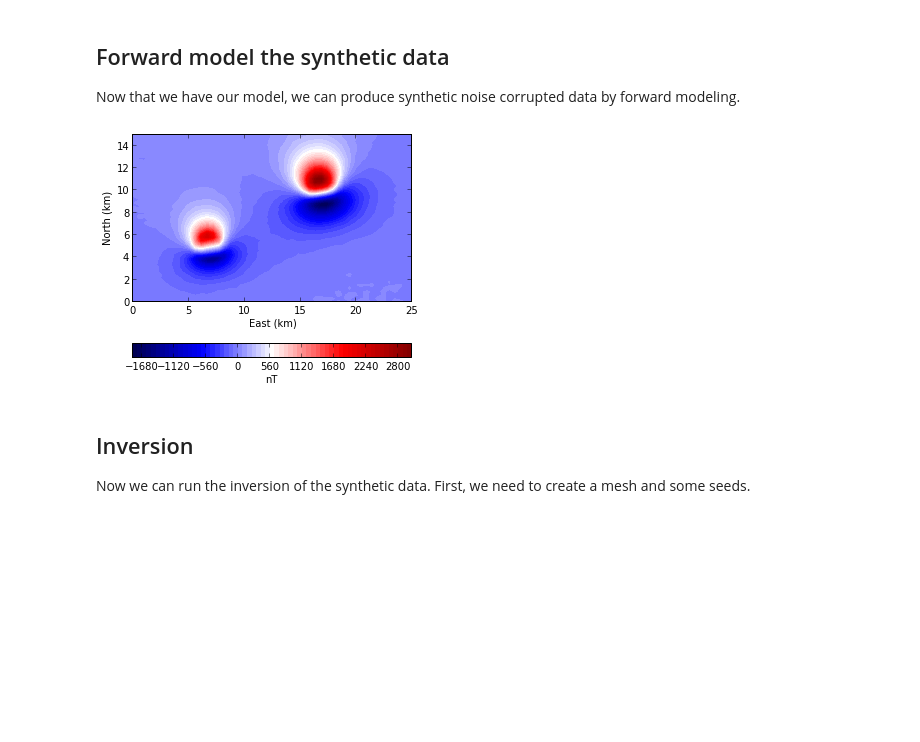
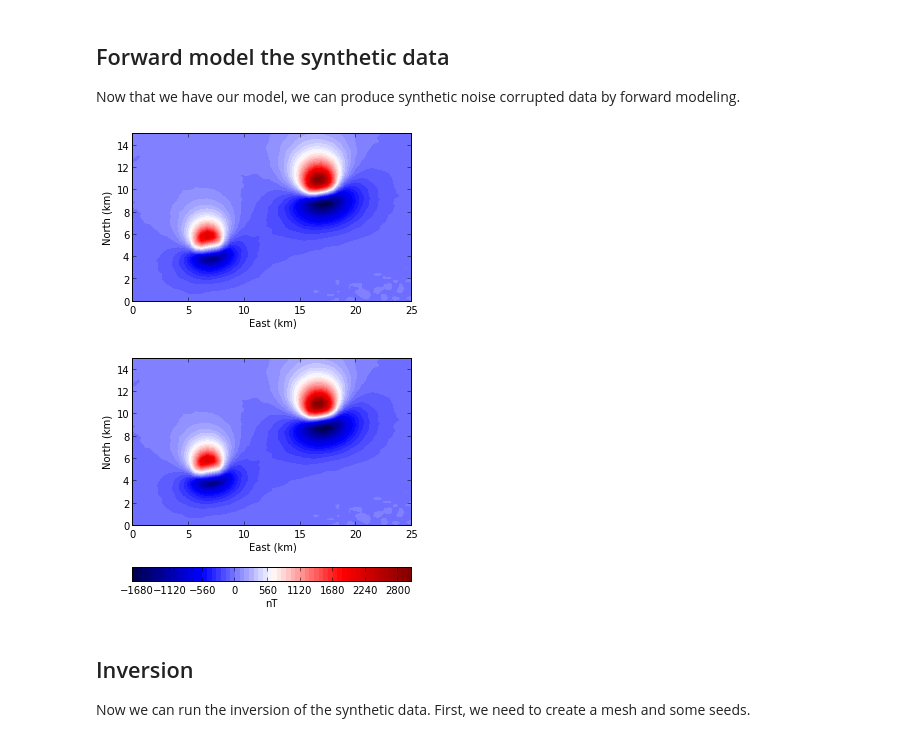
Before and after one commit to leouieda/agu-cancun2013, a Jupyter notebook: notebooks/two-bodies.ipynb, the cells around one changed output. Drawn from its saved outputs; the diff is of its cells as text; code cells hidden in the pictures; blank space fills up the shorter version.

```diff
--- a/notebooks/two-bodies.ipynb
+++ b/notebooks/two-bodies.ipynb
@@ -48,23 +48,30 @@ Now that we have our model, we can produce synthetic noise corrupted data by for
 # %%
 inc, dec = -40, -13
 area = bounds[:4]
 shape = (50, 50)
 x, y, z = gridder.regular(area, shape, z=-150)
 tf = utils.contaminate(gravmag.polyprism.tf(x, y, z, model, inc, dec), stddev=5) # stddev is error in nT
 
 mpl.figure(figsize=(5, 5))
 mpl.axis('scaled')
 mpl.contourf(y, x, tf, shape, 60, cmap=mpl.cm.seismic)
+mpl.xlabel('East (km)')
+mpl.ylabel('North (km)')
+mpl.m2km()
+mpl.savefig('../presentation/fig/equation-data.png', dpi=600)
+
+mpl.figure(figsize=(5, 5))
+mpl.axis('scaled')
+mpl.contourf(y, x, tf, shape, 60, cmap=mpl.cm.seismic)
 cb = mpl.colorbar(orientation='horizontal')
 cb.set_label('nT')
-#mpl.polygon(mesher.Polygon(contours[0]), xy2ne=True)
-#mpl.polygon(mesher.Polygon(contours[0] + offset), xy2ne=True)
 mpl.xlabel('East (km)')
 mpl.ylabel('North (km)')
 mpl.m2km()
 mpl.savefig('../presentation/fig/twobodies-data.svg')
 # %% [output]
-[figure, old version]
+[figure, new version]
+[figure, added]
 # %% [markdown]
 ## Inversion
 
```
Also changed, not shown: parts of 2 cells of this notebook.
